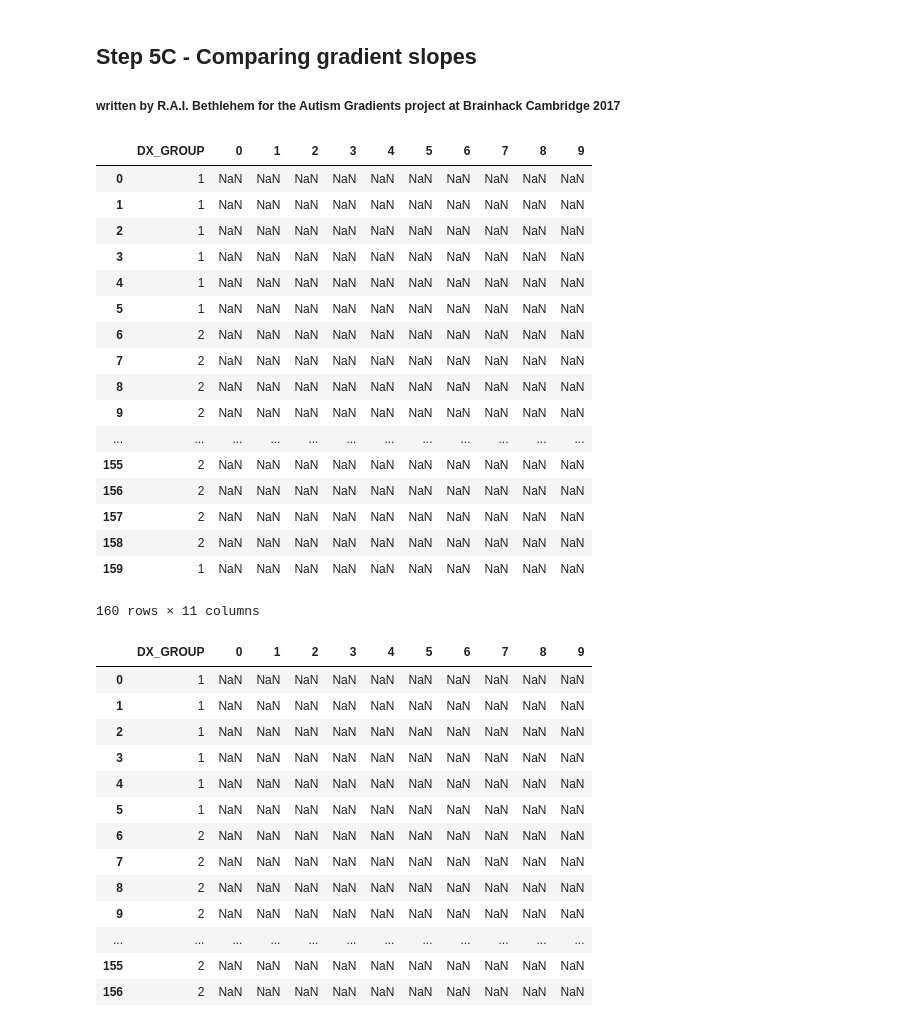
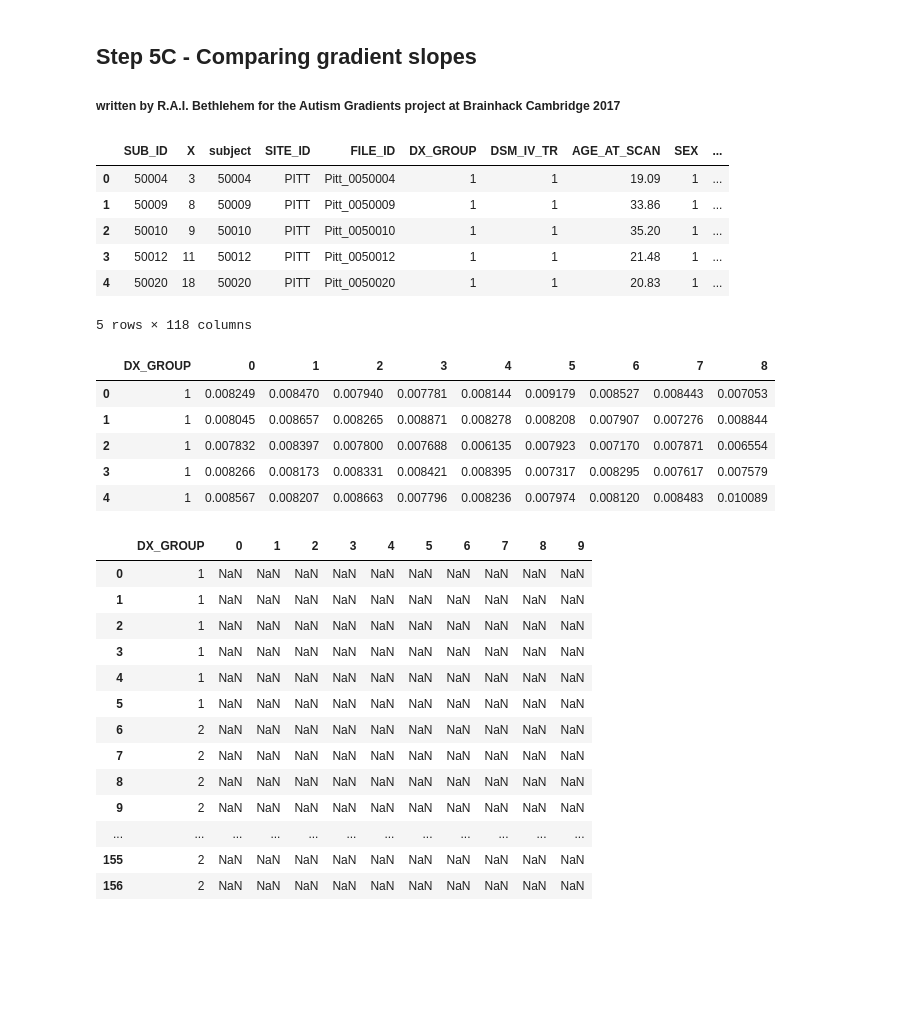
Before and after one commit to autism-research-centre/Autism-Gradients, a Jupyter notebook: 5c_CompareGroups.ipynb, the cells around one changed output. Cells and saved outputs as stored; diff of their text form; code cells hidden in the pictures; blank space fills up the shorter version.

Commit message:
Fix panda indexing
This should fix issue #13

```diff
--- a/5c_CompareGroups.ipynb
+++ b/5c_CompareGroups.ipynb
@@ -5,30 +5,28 @@
 # %%
 import numpy as np
 import matplotlib as mpl
 import pandas as pd
 output = pd.read_csv('./data/Gradients.csv')
+output.head()
+# %% [output]
+|  | SUB_ID | X | subject | SITE_ID | FILE_ID | DX_GROUP | DSM_IV_TR | AGE_AT_SCAN | SEX | ... |
+| 0 | 50004 | 3 | 50004 | PITT | Pitt_0050004 | 1 | 1 | 19.09 | 1 | ... |
+| 1 | 50009 | 8 | 50009 | PITT | Pitt_0050009 | 1 | 1 | 33.86 | 1 | ... |
+| 2 | 50010 | 9 | 50010 | PITT | Pitt_0050010 | 1 | 1 | 35.20 | 1 | ... |
+| 3 | 50012 | 11 | 50012 | PITT | Pitt_0050012 | 1 | 1 | 21.48 | 1 | ... |
+| 4 | 50020 | 18 | 50020 | PITT | Pitt_0050020 | 1 | 1 | 20.83 | 1 | ... |
+5 rows × 118 columns
-# %%
-df = pd.DataFrame(output, columns = ['DX_GROUP',0,1,2,3,4,5,6,7,8,9])
-df
-# %% [output]
-|  | DX_GROUP | 0 | 1 | 2 | 3 | 4 | 5 | 6 | 7 | 8 | 9 |
-| 0 | 1 | NaN | NaN | NaN | NaN | NaN | NaN | NaN | NaN | NaN | NaN |
-| 1 | 1 | NaN | NaN | NaN | NaN | NaN | NaN | NaN | NaN | NaN | NaN |
-| 2 | 1 | NaN | NaN | NaN | NaN | NaN | NaN | NaN | NaN | NaN | NaN |
-| 3 | 1 | NaN | NaN | NaN | NaN | NaN | NaN | NaN | NaN | NaN | NaN |
-| 4 | 1 | NaN | NaN | NaN | NaN | NaN | NaN | NaN | NaN | NaN | NaN |
-| 5 | 1 | NaN | NaN | NaN | NaN | NaN | NaN | NaN | NaN | NaN | NaN |
-| 6 | 2 | NaN | NaN | NaN | NaN | NaN | NaN | NaN | NaN | NaN | NaN |
-| 7 | 2 | NaN | NaN | NaN | NaN | NaN | NaN | NaN | NaN | NaN | NaN |
-| 8 | 2 | NaN | NaN | NaN | NaN | NaN | NaN | NaN | NaN | NaN | NaN |
-| 9 | 2 | NaN | NaN | NaN | NaN | NaN | NaN | NaN | NaN | NaN | NaN |
-| ... | ... | ... | ... | ... | ... | ... | ... | ... | ... | ... | ... |
-| 155 | 2 | NaN | NaN | NaN | NaN | NaN | NaN | NaN | NaN | NaN | NaN |
-| 156 | 2 | NaN | NaN | NaN | NaN | NaN | NaN | NaN | NaN | NaN | NaN |
-| 157 | 2 | NaN | NaN | NaN | NaN | NaN | NaN | NaN | NaN | NaN | NaN |
-| 158 | 2 | NaN | NaN | NaN | NaN | NaN | NaN | NaN | NaN | NaN | NaN |
-| 159 | 1 | NaN | NaN | NaN | NaN | NaN | NaN | NaN | NaN | NaN | NaN |
-160 rows × 11 columns
+# %%
+# Column names are strings, so need to provide a list of strings to index:
+df = output[['DX_GROUP'] + [str(x) for x in range(9)]]
+df.head()
+# %% [output]
+|  | DX_GROUP | 0 | 1 | 2 | 3 | 4 | 5 | 6 | 7 | 8 |
+| 0 | 1 | 0.008249 | 0.008470 | 0.007940 | 0.007781 | 0.008144 | 0.009179 | 0.008527 | 0.008443 | 0.007053 |
+| 1 | 1 | 0.008045 | 0.008657 | 0.008265 | 0.008871 | 0.008278 | 0.008208 | 0.007907 | 0.007276 | 0.008844 |
+| 2 | 1 | 0.007832 | 0.008397 | 0.007800 | 0.007688 | 0.006135 | 0.007923 | 0.007170 | 0.007871 | 0.006554 |
+| 3 | 1 | 0.008266 | 0.008173 | 0.008331 | 0.008421 | 0.008395 | 0.007317 | 0.008295 | 0.007617 | 0.007579 |
+| 4 | 1 | 0.008567 | 0.008207 | 0.008663 | 0.007796 | 0.008236 | 0.007974 | 0.008120 | 0.008483 | 0.010089 |
 # %%
 df = pd.DataFrame(output, columns = ['DX_GROUP',0,1,2,3,4,5,6,7,8,9])
 ASC = df['DX_GROUP'] == 2
```
